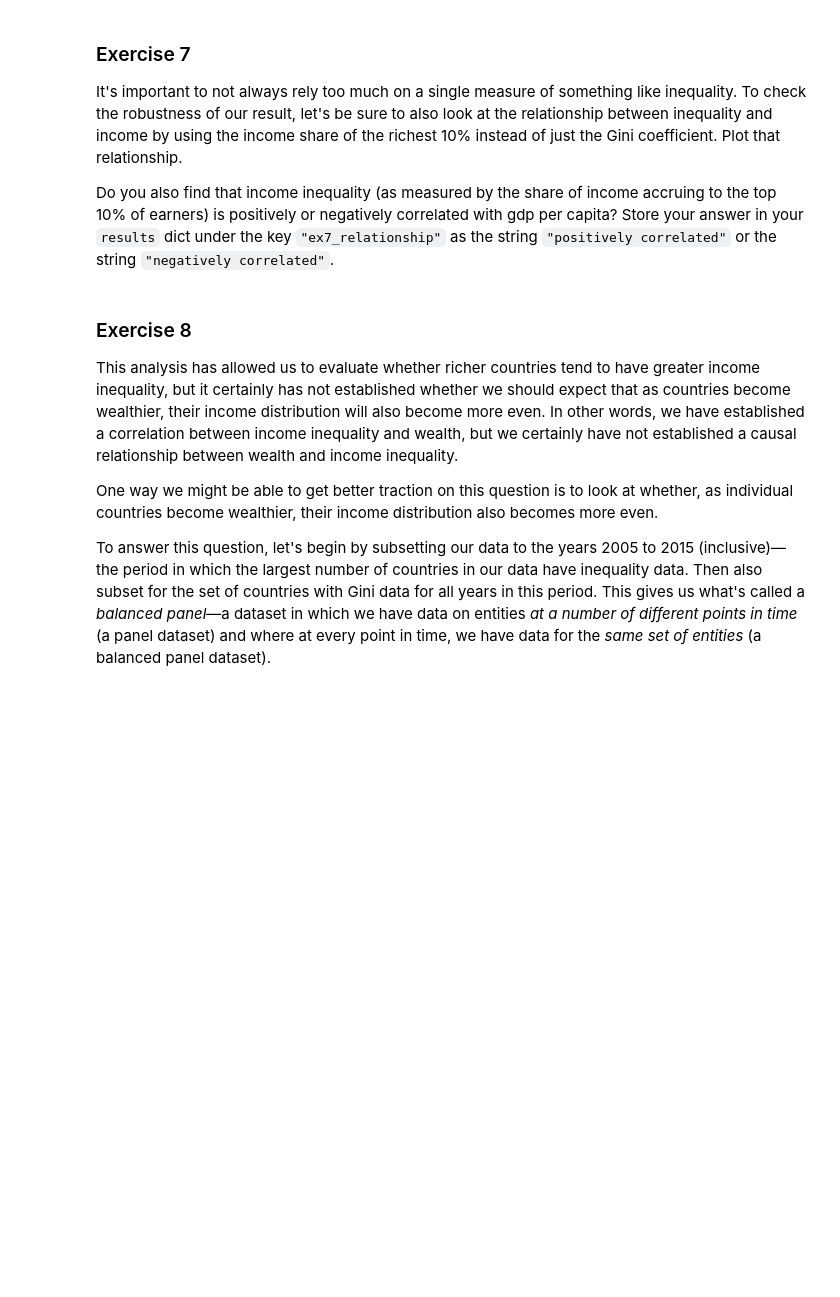
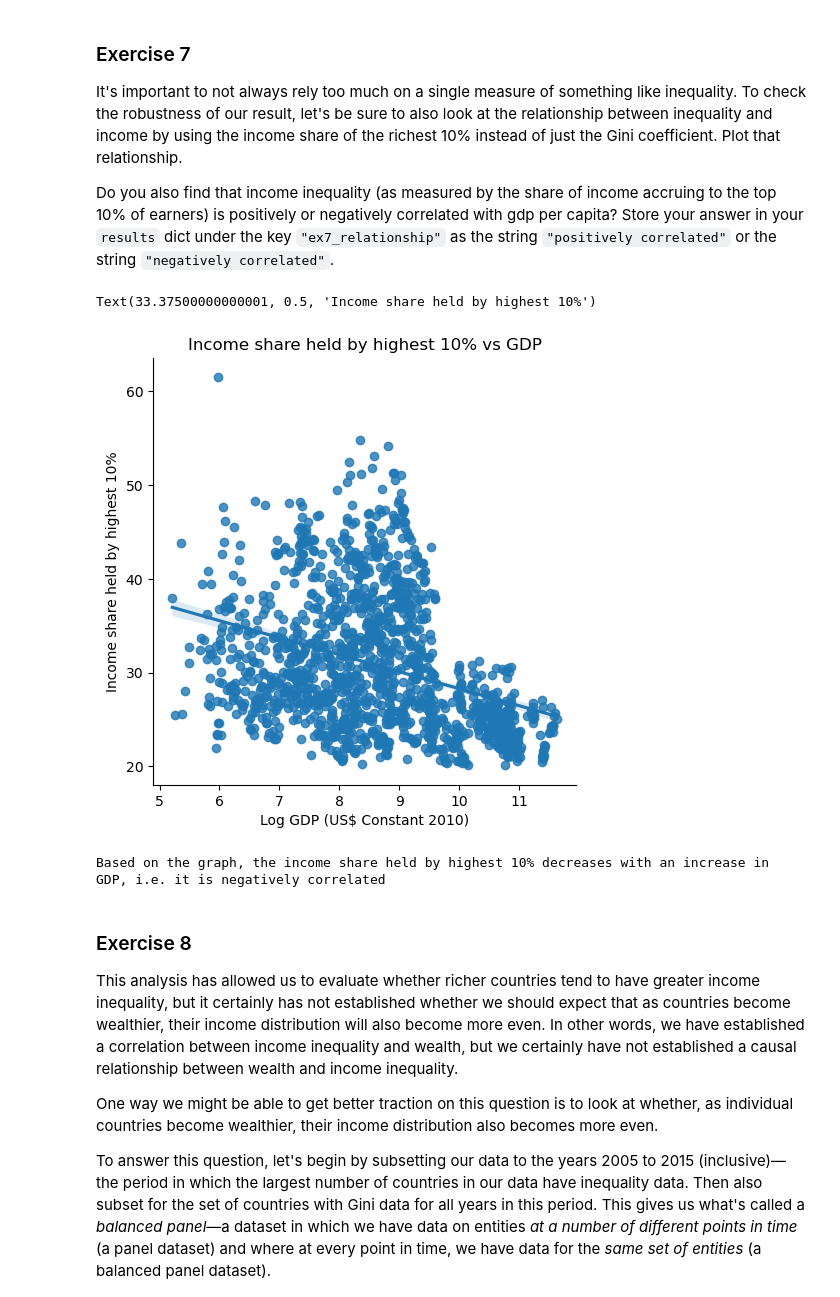
Before and after one commit to revanth7667/PDS_Assignments, a Jupyter notebook: codes/notebooks/2023-11-02_IND_reshaping.ipynb, the cells around one changed output. Drawn from its saved outputs; the diff is of its cells as text; code cells hidden in the pictures; blank space fills up the shorter version.

```diff
--- a/codes/notebooks/2023-11-02_IND_reshaping.ipynb
+++ b/codes/notebooks/2023-11-02_IND_reshaping.ipynb
@@ -226,6 +253,27 @@ Plot the relationship between **log** GDP per capita and Gini scores for all cou
 It's important to not always rely too much on a single measure of something like inequality. To check the robustness of our result, let's be sure to also look at the relationship between inequality and income by using the income share of the richest 10% instead of just the Gini coefficient. Plot that relationship.
 
 Do you also find that income inequality (as measured by the share of income accruing to the top 10% of earners) is positively or negatively correlated with gdp per capita? Store your answer in your `results` dict under the key `"ex7_relationship"` as the string `"positively correlated"` or the string `"negatively correlated"`.
+# %%
+# plotting the Gini index vs country years and linear regression
+sns.lmplot(
+    x="log GDP",
+    y="Income share held by highest 10%",
+    data=df4,
+    scatter=True,
+)
+plt.title("Income share held by highest 10% vs GDP")
+plt.xlabel("Log GDP (US$ Constant 2010)")
+plt.ylabel("Income share held by highest 10%")
+# %% [output]
+Text(33.37500000000001, 0.5, 'Income share held by highest 10%')
+[figure, added]
+# %%
+results["ex7_relationship"] = "negatively correlated"
+print(
+    f"Based on the graph, the income share held by highest 10% decreases with an increase in GDP, i.e. it is {results['ex7_relationship']}"
+)
+# %% [output]
+Based on the graph, the income share held by highest 10% decreases with an increase in GDP, i.e. it is negatively correlated
 # %% [markdown]
 ### Exercise 8
 
```
Also changed, not shown: parts of 16 cells of this notebook.
